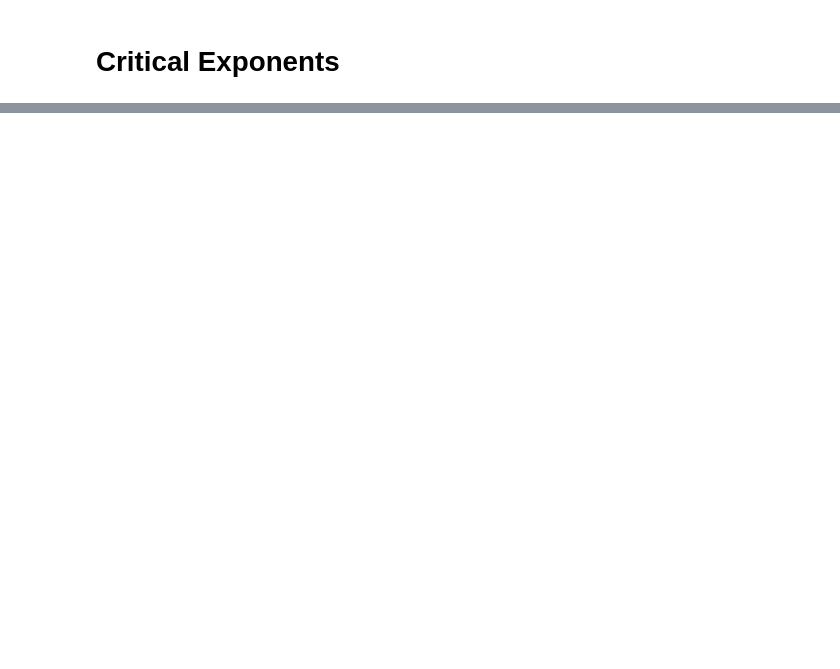
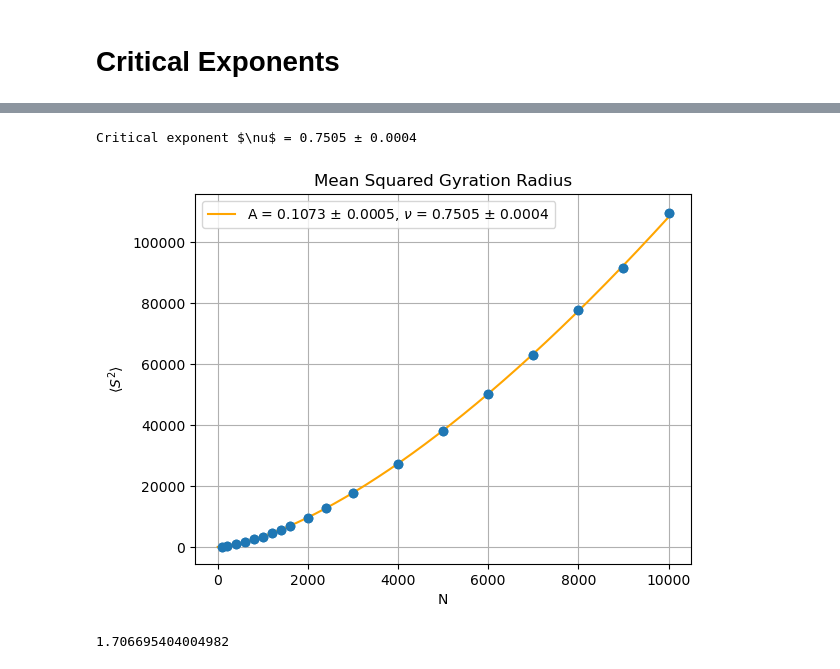
Before and after one commit to mandus24/ComputationalPhysics, a Jupyter notebook: polymer/polymer.ipynb, the cells around one changed output, grey strips where cells are left out. Cells and saved outputs as stored; diff of their text form; code cells hidden in the pictures; blank space fills up the shorter version.

```diff
--- a/polymer/polymer.ipynb
+++ b/polymer/polymer.ipynb
@@ -549,0 +586,21 @@ array([    0.        ,   204.08163265,   408.16326531,   612.24489796,
+# %%
+plt.scatter(Ns,mean_S_squareds)
+plt.errorbar(Ns, mean_S_squareds, yerr=error_S_squareds, fmt="o")
+plt.xlabel("N")
+plt.ylabel(r"$\langle S^2 \rangle$")
+plt.plot(range(10000),polynomial(range(10000),poptS_squareds[0],poptS_squareds[1]), label=fr'A = {poptS_squareds[0]:.4f} ± {np.sqrt(pcovS_squareds[0,0]):.4f}, $\nu$ = {poptS_squareds[1]/2:.4f} ± {np.sqrt(pcovS_squareds[1,1]/2):.4f} ',color="orange")
+plt.grid()
+plt.title("Mean Squared Gyration Radius")
+plt.legend()
+print(fr'Critical exponent $\nu$ = {poptS_squareds[1]/2:.4f} ± {np.sqrt(pcovS_squareds[1,1]/2):.4f}')
+# %% [output]
+Critical exponent $\nu$ = 0.7505 ± 0.0004
+[figure, added]
+# %%
+residuals = mean_S_squareds - polynomial(Ns, *poptS_squareds)
+chi2 = np.sum((residuals/error_S_squareds)** 2)
+dof = len(Ns) - len(poptS_squareds)
+chi2_red = chi2 / dof
+chi2_red
+# %% [output]
+1.706695404004982
```
Also changed, not shown: parts of 28 cells of this notebook, 2 other files.
